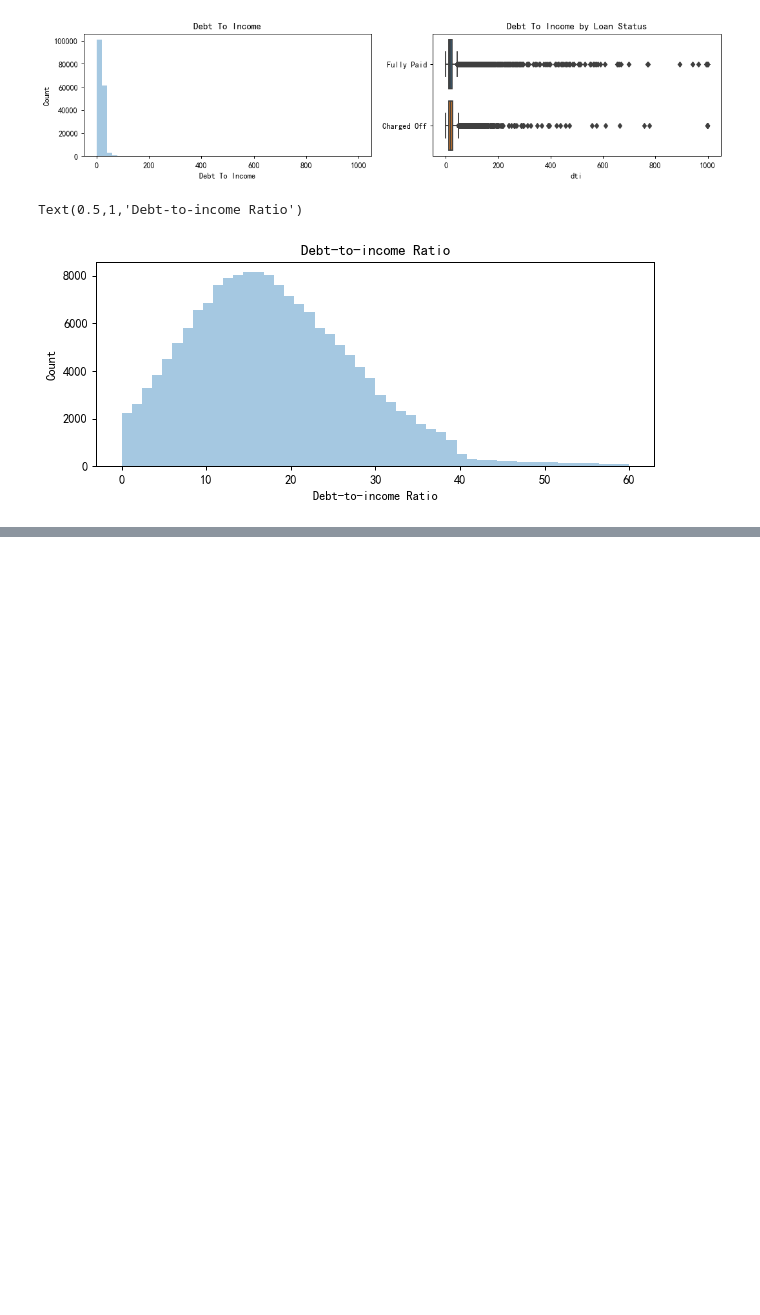
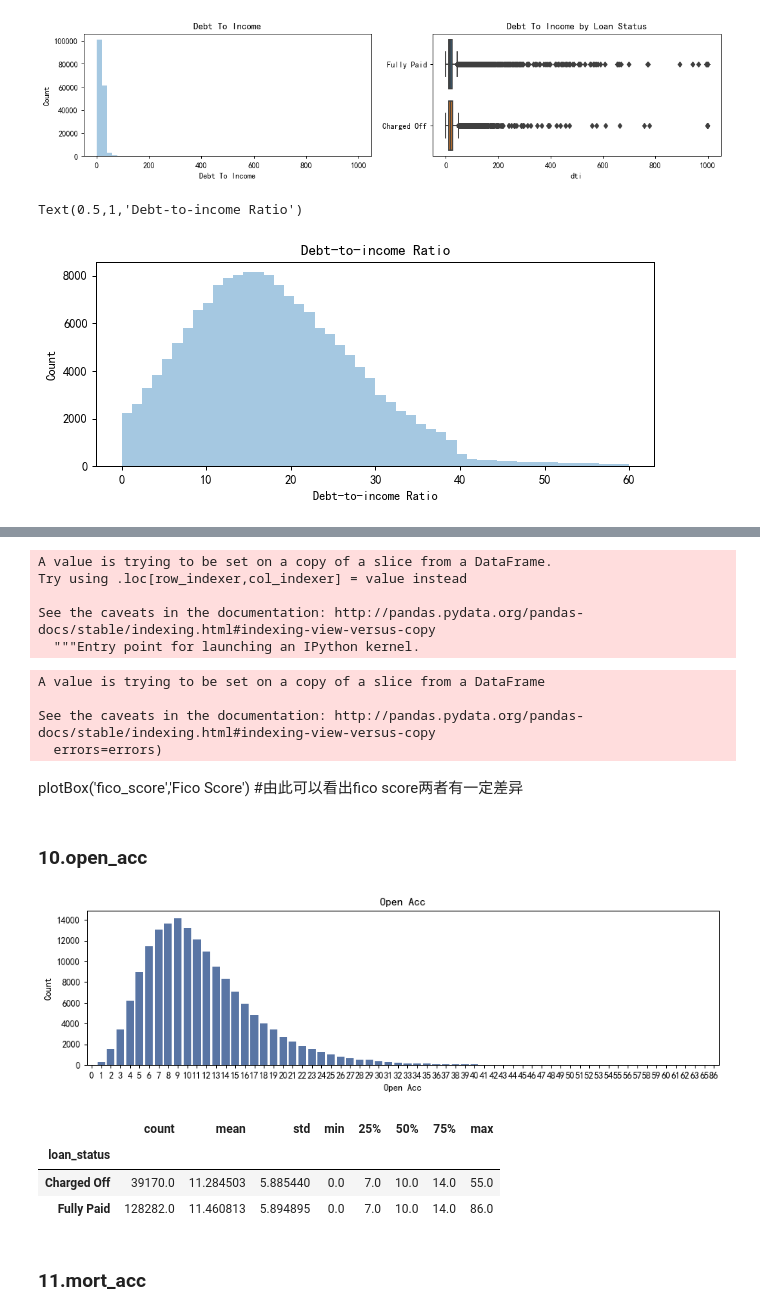
Before and after one commit to cloudmusiccc/LendingAnalysis, a Jupyter notebook: 数据处理.ipynb, the cells around one changed output, grey strips where cells are left out. Cells and saved outputs as stored; diff of their text form; code cells hidden in the pictures; blank space fills up the shorter version.

```diff
--- a/数据处理.ipynb
+++ b/数据处理.ipynb
@@ -412,0 +439,32 @@ Text(0.5,1,'Debt-to-income Ratio')
+# %%
+df['fico_score']=0.5*df['fico_range_low']+0.5*df['fico_range_high']   #新建一个特征fico_score
+# %% [output]
+A value is trying to be set on a copy of a slice from a DataFrame.
+Try using .loc[row_indexer,col_indexer] = value instead
+
+See the caveats in the documentation: http://pandas.pydata.org/pandas-docs/stable/indexing.html#indexing-view-versus-copy
+  """Entry point for launching an IPython kernel.
+# %%
+df.drop(columns=['fico_range_low','fico_range_high'],axis=1,inplace=True)    #删除旧特征
+# %% [output]
+A value is trying to be set on a copy of a slice from a DataFrame
+
+See the caveats in the documentation: http://pandas.pydata.org/pandas-docs/stable/indexing.html#indexing-view-versus-copy
+  errors=errors)
+# %% [markdown]
+plotBox('fico_score','Fico Score')     #由此可以看出fico score两者有一定差异
+# %% [markdown]
+### 10.open_acc
+# %%
+plotCount('open_acc','Open Acc')
+# %% [output]
+[figure, added]
+# %%
+df.groupby('loan_status')['open_acc'].describe()
+# %% [output]
+|  | count | mean | std | min | 25% | 50% | 75% | max |
+| loan_status |  |  |  |  |  |  |  |  |
+| Charged Off | 39170.0 | 11.284503 | 5.885440 | 0.0 | 7.0 | 10.0 | 14.0 | 55.0 |
+| Fully Paid | 128282.0 | 11.460813 | 5.894895 | 0.0 | 7.0 | 10.0 | 14.0 | 86.0 |
+# %% [markdown]
+### 11.mort_acc
```
Also changed, not shown: parts of 79 cells of this notebook.
